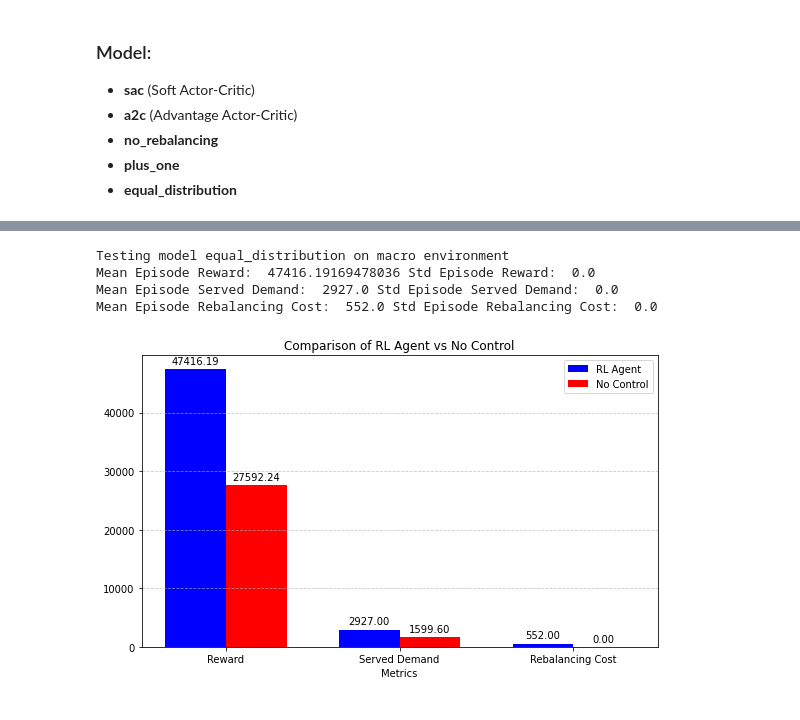
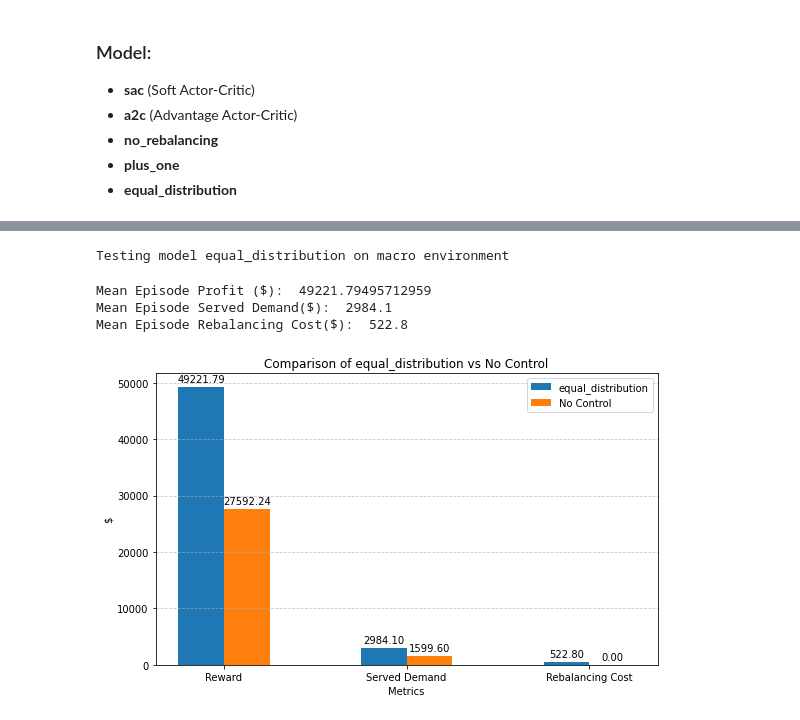
Before and after one commit to gigitresca/amod_complete_repo, a Jupyter notebook: test.ipynb, the cells around one changed output, grey strips where cells are left out. Saved outputs shown, nothing was run; the diff lists cells and outputs as text; code cells hidden in the pictures.

Commit message:
changing model setup

```diff
--- a/test.ipynb
+++ b/test.ipynb
@@ -113,16 +115,17 @@ Mean Episode Rebalancing Cost:  361.4 Std Episode Rebalancing Cost:  0.0
 # %%
 config = {
     "simulator.name": "macro",
     "model.name": "equal_distribution",
     "simulator.city": "nyc_brooklyn",
+    "model.test_episodes": 10,
 }
 test(config)
 # %% [output]
 Testing model equal_distribution on macro environment
-Mean Episode Reward:  47416.19169478036 Std Episode Reward:  0.0
-Mean Episode Served Demand:  2927.0 Std Episode Served Demand:  0.0
-Mean Episode Rebalancing Cost:  552.0 Std Episode Rebalancing Cost:  0.0
+Mean Episode Profit ($):  49221.79495712959
+Mean Episode Served Demand($):  2984.1
+Mean Episode Rebalancing Cost($):  522.8
-[figure, old version]
+[figure, new version]
 # %%
 config = {
     "simulator.name": "macro",
```
Also changed, not shown: parts of 7 cells of this notebook, 14 other files.
